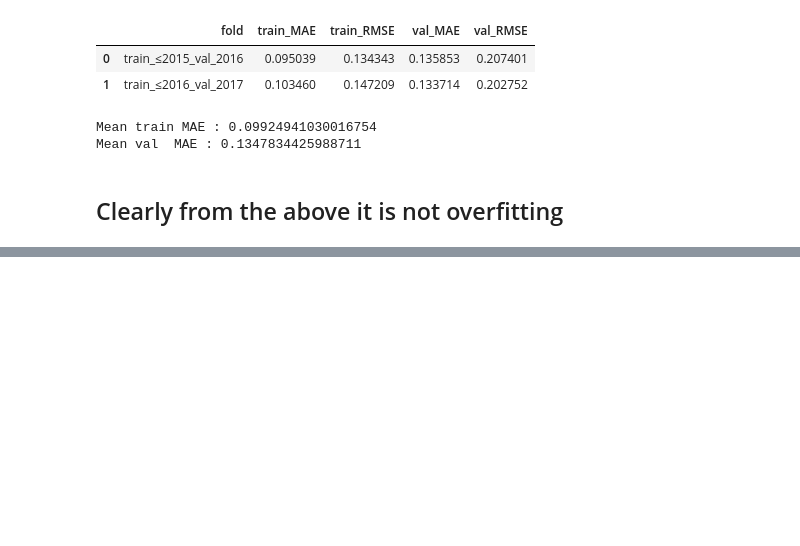
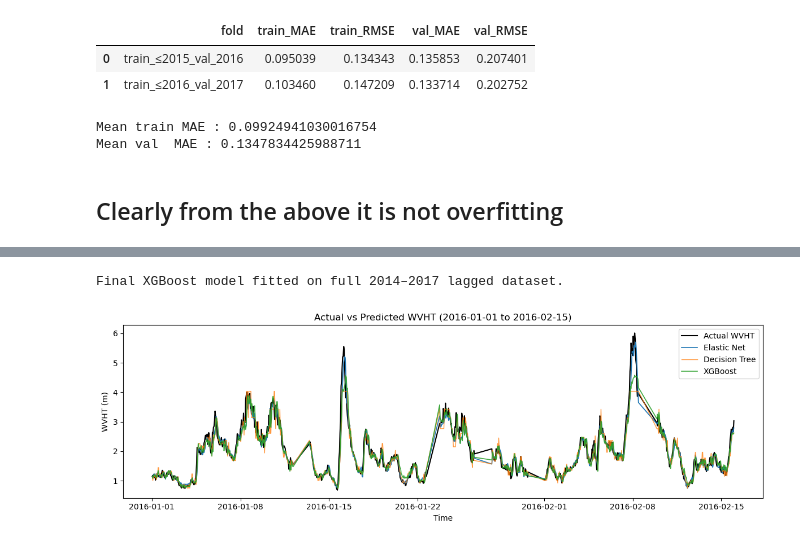
Before and after one commit to RichelCode/Wave-Energy-Forecasting-Methodological-Enhancement-and-Advanced-Modeling, a Jupyter notebook: Conference Presentation.ipynb, the cells around one changed output, grey strips where cells are left out. Drawn from its saved outputs; the diff is of its cells as text; code cells hidden in the pictures; blank space fills up the shorter version.

```diff
--- a/Conference Presentation.ipynb
+++ b/Conference Presentation.ipynb
@@ -2400,0 +2537,26 @@ Mean val  MAE : 0.1347834425988711
+# %%
+# Identify target column
+target_cols = [c for c in lagged_data.columns if c.startswith(TARGET_COL + "_t_plus_")]
+assert len(target_cols) == 1
+TARGET_FUTURE_COL = target_cols[0]
+
+X_all = lagged_data.drop(columns=[TARGET_FUTURE_COL])
+y_all = lagged_data[TARGET_FUTURE_COL]
+
+final_xgb_model = XGBRegressor(
+    n_estimators=int(best_xgb["n_estimators"]),
+    max_depth=int(best_xgb["max_depth"]),
+    learning_rate=float(best_xgb["learning_rate"]),
+    subsample=float(best_xgb["subsample"]),
+    colsample_bytree=float(best_xgb["colsample_bytree"]),
+    objective="reg:squarederror",
+    random_state=42,
+    n_jobs=-1,
+    tree_method="hist",
+)
+
+final_xgb_model.fit(X_all, y_all)
+
+print("Final XGBoost model fitted on full 2014–2017 lagged dataset.")
+# %% [output]
+Final XGBoost model fitted on full 2014–2017 lagged dataset.
@@ -2400,0 +2597,39 @@ Mean val  MAE : 0.1347834425988711
+# %%
+start_date = "2016-01-01"
+end_date   = "2016-02-15"
+
+el_win  = elastic_pred_df.loc[start_date:end_date].copy()
+dt_win  = dt_pred_df.loc[start_date:end_date].copy()
+xgb_win = xgb_pred_df.loc[start_date:end_date].copy()
+
+# Common timestamps across all three
+common_idx = el_win.index.intersection(dt_win.index).intersection(xgb_win.index)
+
+el_win  = el_win.loc[common_idx]
+dt_win  = dt_win.loc[common_idx]
+xgb_win = xgb_win.loc[common_idx]
+# %%
+import matplotlib.pyplot as plt
+
+plt.figure(figsize=(12, 4))
+
+# Actual WVHT (same in all DataFrames)
+plt.plot(common_idx, el_win["y_true"], label="Actual WVHT", color="black", linewidth=1.5)
+
+# Elastic Net
+plt.plot(common_idx, el_win["y_pred"], label="Elastic Net", color="tab:blue", linewidth=1.2)
+
+# Decision Tree
+plt.plot(common_idx, dt_win["y_pred"], label="Decision Tree", color="tab:orange", linewidth=1.0, alpha=0.8)
+
+# XGBoost
+plt.plot(common_idx, xgb_win["y_pred"], label="XGBoost", color="tab:green", linewidth=1.2, alpha=0.9)
+
+plt.ylabel("WVHT (m)")
+plt.xlabel("Time")
+plt.title("Actual vs Predicted WVHT (2016-01-01 to 2016-02-15)")
+plt.legend()
+plt.tight_layout()
+plt.show()
+# %% [output]
+[figure, added]
```
Also changed, not shown: parts of 6 cells of this notebook.
